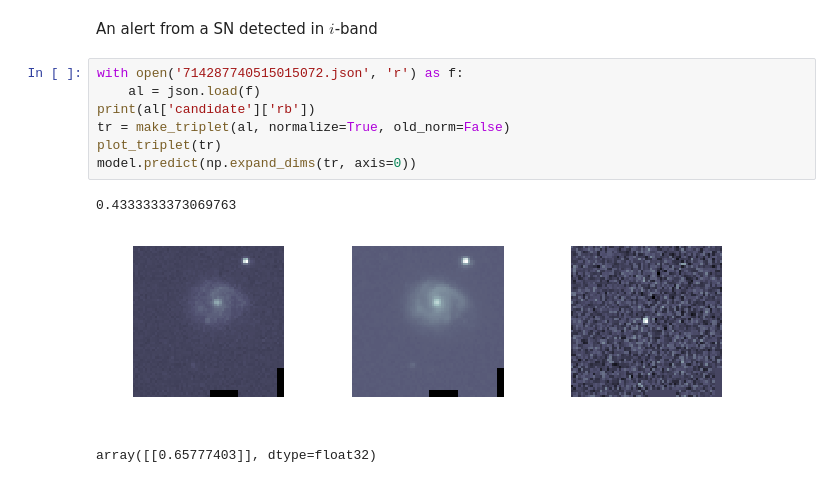
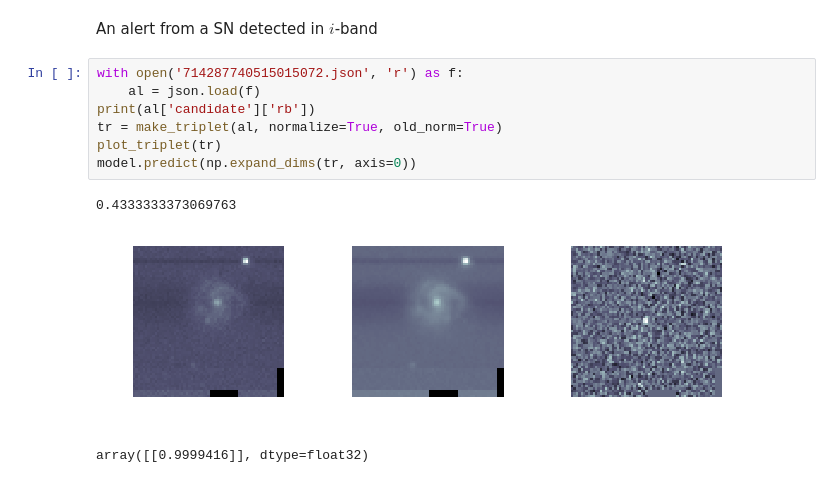
Before and after one commit to dmitryduev/braai, a Jupyter notebook: nb/braai_run.ipynb, the cells around one changed output. Saved outputs shown, nothing was run; the diff lists cells and outputs as text.

```diff
--- a/nb/braai_run.ipynb
+++ b/nb/braai_run.ipynb
@@ -92,11 +92,11 @@ An alert from a SN detected in $i$-band
 # %%
 with open('714287740515015072.json', 'r') as f:
     al = json.load(f)
 print(al['candidate']['rb'])
-tr = make_triplet(al, normalize=True, old_norm=False)
+tr = make_triplet(al, normalize=True, old_norm=True)
 plot_triplet(tr)
 model.predict(np.expand_dims(tr, axis=0))
 # %% [output]
 0.4333333373069763
-[figure, old version]
+[figure, new version]
-array([[0.65777403]], dtype=float32)
+array([[0.9999416]], dtype=float32)
```
